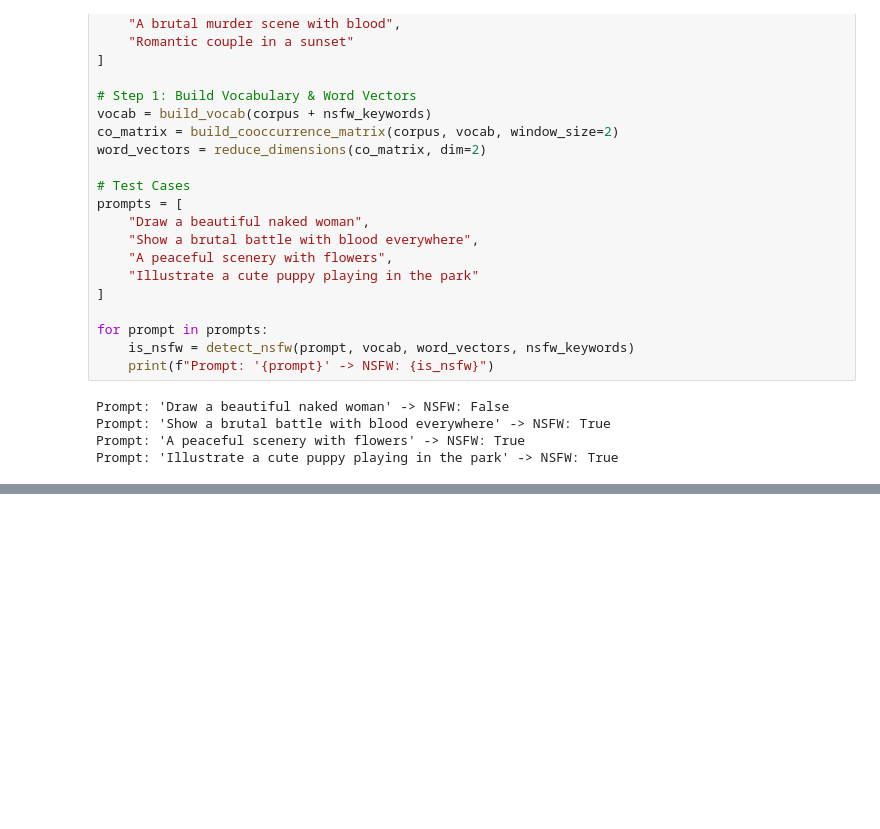
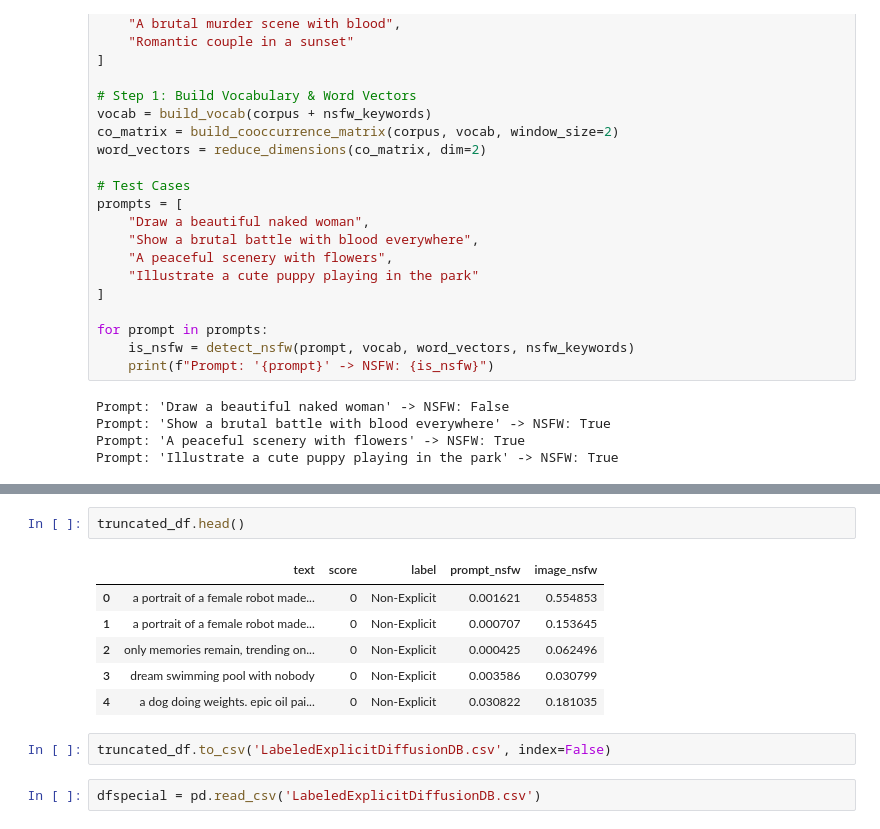
Before and after one commit to budgethp/ML, a Jupyter notebook: Semester 2/Bestonesofar.ipynb, the cells around one changed output, grey strips where cells are left out. Saved outputs shown, nothing was run; the diff lists cells and outputs as text; blank space fills up the shorter version.

```diff
--- a/Semester 2/Bestonesofar.ipynb
+++ b/Semester 2/Bestonesofar.ipynb
@@ -2102,0 +4131,13 @@ truncated_df = truncated_df['prompt']
+# %%
+truncated_df.head()
+# %% [output]
+|  | text | score | label | prompt_nsfw | image_nsfw |
+| 0 | a portrait of a female robot made... | 0 | Non-Explicit | 0.001621 | 0.554853 |
+| 1 | a portrait of a female robot made... | 0 | Non-Explicit | 0.000707 | 0.153645 |
+| 2 | only memories remain, trending on... | 0 | Non-Explicit | 0.000425 | 0.062496 |
+| 3 | dream swimming pool with nobody | 0 | Non-Explicit | 0.003586 | 0.030799 |
+| 4 | a dog doing weights. epic oil pai... | 0 | Non-Explicit | 0.030822 | 0.181035 |
+# %%
+truncated_df.to_csv('LabeledExplicitDiffusionDB.csv', index=False)
+# %%
+dfspecial = pd.read_csv('LabeledExplicitDiffusionDB.csv')
```
Also changed, not shown: parts of 11 cells of this notebook.
